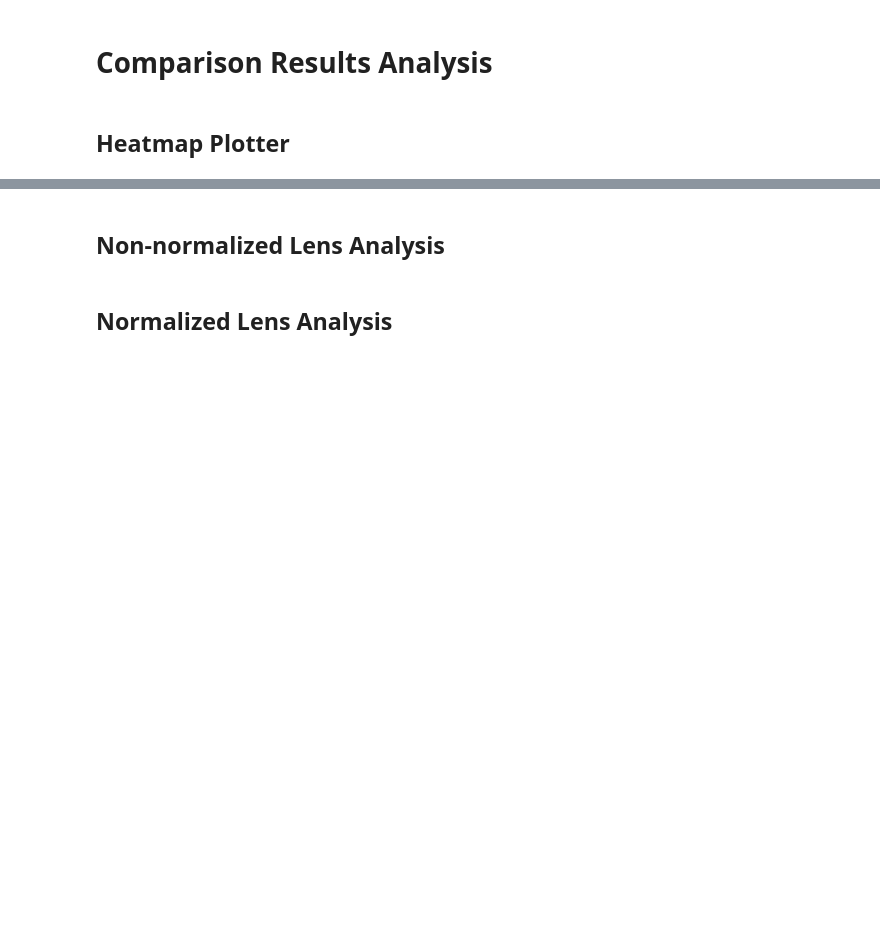
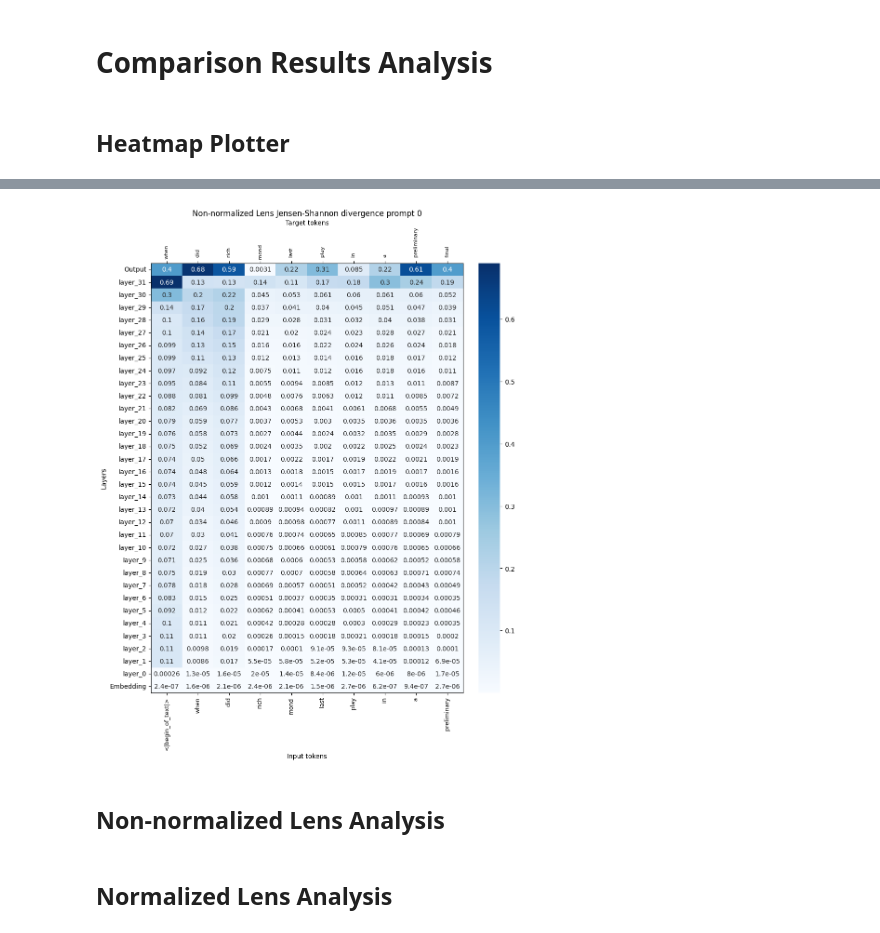
Before and after one commit to AnnemetteBP/LogitDiffLens, a Jupyter notebook: llama_logit_lens.ipynb, the cells around one changed output, grey strips where cells are left out. Cells and saved outputs as stored; diff of their text form; code cells hidden in the pictures; blank space fills up the shorter version.

```diff
--- a/llama_logit_lens.ipynb
+++ b/llama_logit_lens.ipynb
@@ -702,3 +775,14 @@ def plot_heatmap(data, tokenizer, prompt_id=0, mask_ids=[128000, 128009],
+# %%
+data = raw_data
+fig_raw = "figs/raw_lens/jsd_div_prompt0.png"
+plot_heatmap(
+    data, tokenizer, prompt_id=0,
+    metric="jsd_div", color_map="Blues",
+    title="Non-normalized Lens Jensen-Shannon divergence",
+    save_path=fig_raw
+)
+# %% [output]
+[figure, added]
 # %% [markdown]
 ## Non-normalized Lens Analysis
 # %% [markdown]
```
Also changed, not shown: parts of 6 cells of this notebook.
